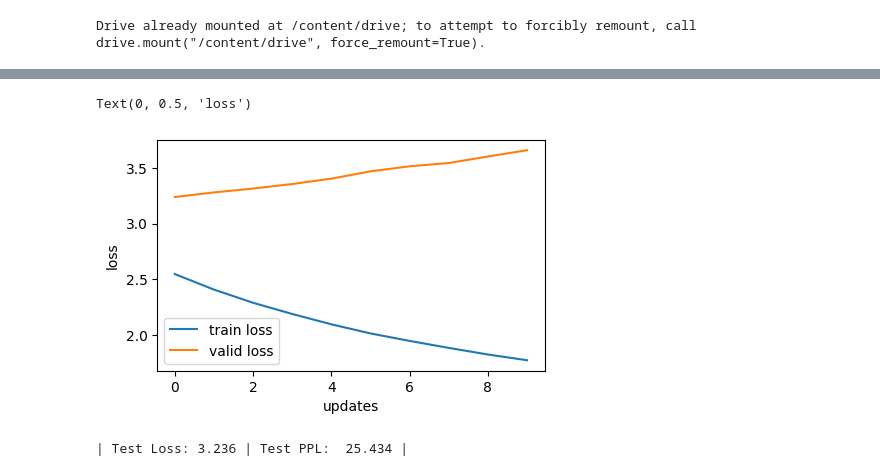
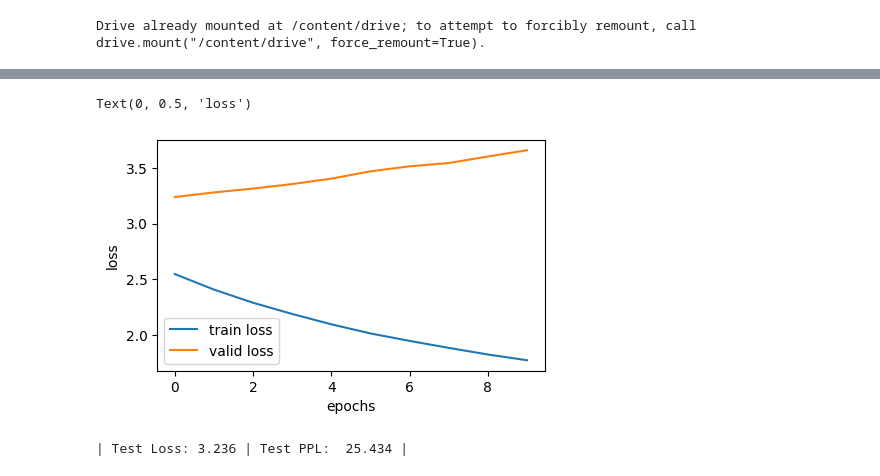
Before and after one commit to Vibolrottanaseng/NLP-Assignment-2026, a Jupyter notebook: A3_Make_Your_Own_Machine_Translation_Language/MT _Transformer_Additive_Attention.ipynb, the cells around one changed output, grey strips where cells are left out. Drawn from its saved outputs; the diff is of its cells as text; code cells hidden in the pictures.

```diff
--- a/A3_Make_Your_Own_Machine_Translation_Language/MT _Transformer_Additive_Attention.ipynb
+++ b/A3_Make_Your_Own_Machine_Translation_Language/MT _Transformer_Additive_Attention.ipynb
@@ -896,15 +899,15 @@ Epoch: 10 | Time: 2m 7s
 # %%
 import matplotlib.pyplot as plt
 fig = plt.figure(figsize=(5, 3))
 ax = fig.add_subplot(1, 1, 1)
 ax.plot(train_losses, label = 'train loss')
 ax.plot(valid_losses, label = 'valid loss')
 plt.legend()
-ax.set_xlabel('updates')
+ax.set_xlabel('epochs')
 ax.set_ylabel('loss')
 # %% [output]
 Text(0, 0.5, 'loss')
-[figure, old version]
+[figure, new version]
 # %%
 model.load_state_dict(torch.load(save_path))
 test_loss = evaluate(model, test_loader, criterion, test_loader_length)
```
Also changed, not shown: parts of 1 cell of this notebook, 5 other files.
